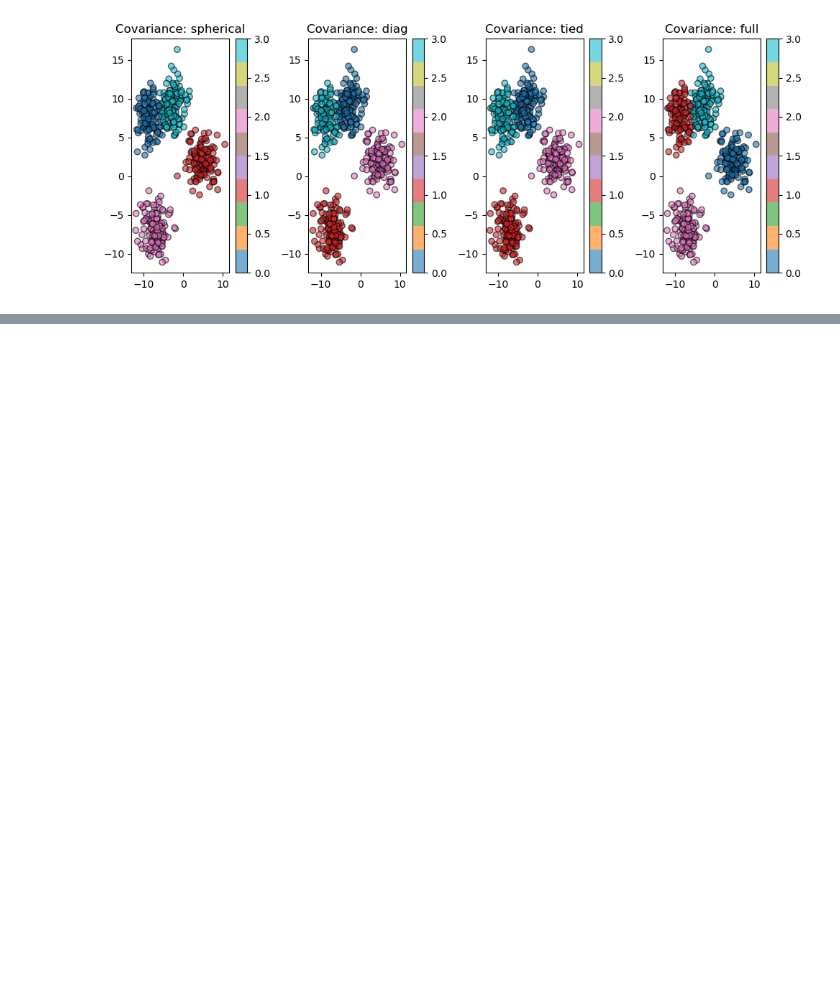
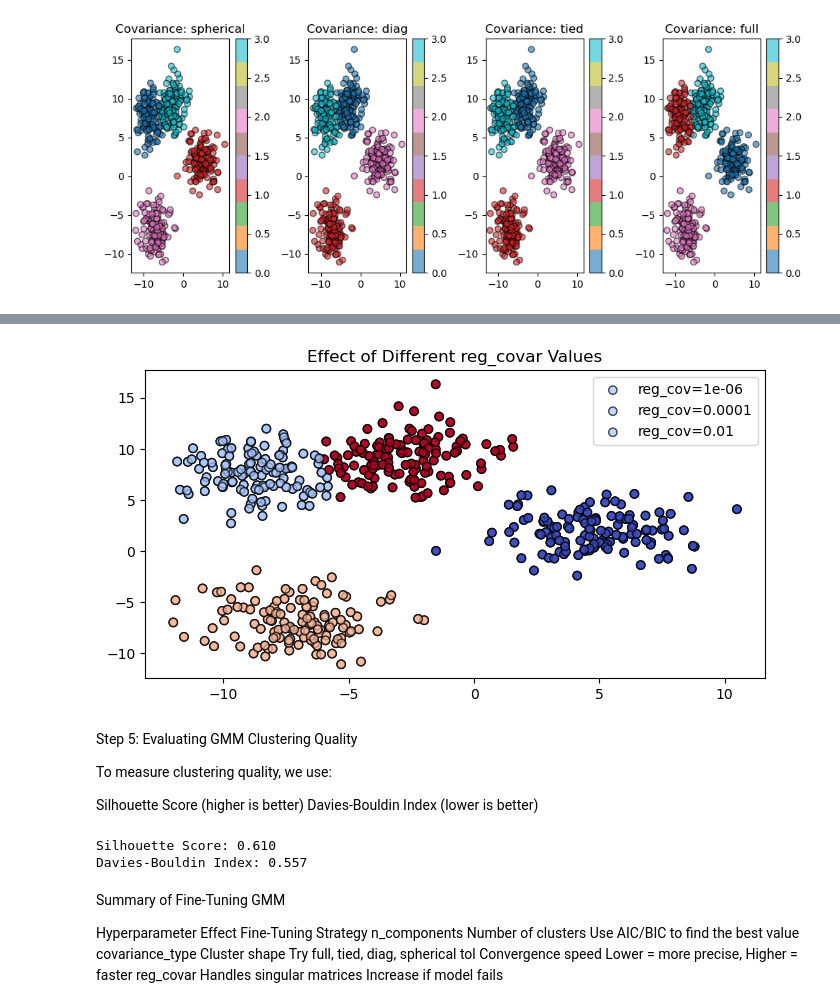
Before and after one commit to vishnuas22/Machine-Learning, a Jupyter notebook: 19.03 Gaussian Mixture Finetuning.ipynb, the cells around one changed output, grey strips where cells are left out. Saved outputs shown, nothing was run; the diff lists cells and outputs as text; code cells hidden in the pictures; blank space fills up the shorter version.

```diff
--- a/19.03 Gaussian Mixture Finetuning.ipynb
+++ b/19.03 Gaussian Mixture Finetuning.ipynb
@@ -106,0 +146,56 @@ Higher values (e.g., 1e-2) speed up convergence but may miss optimal parameters.
+# %%
+reg_values = [1e-6, 1e-4, 1e-2]
+
+plt.figure(figsize=(8,4))
+
+
+for reg in reg_values:
+
+    gmm_reg = GaussianMixture(n_components=4, covariance_type='full', reg_covar=reg, random_state=42)
+
+    gmm_reg.fit(X)
+
+    labels = gmm_reg.predict(X)
+
+    plt.scatter(X[:,0],X[:,1], label=f'reg_cov={reg}',c=label,cmap='coolwarm',edgecolors='k',alpha=0.7)
+
+
+plt.legend()
+
+plt.title("Effect of Different reg_covar Values")
+
+plt.show()
+# %% [output]
+[figure, added]
+# %% [markdown]
+ Step 5: Evaluating GMM Clustering Quality
+
+To measure clustering quality, we use:
+
+Silhouette Score (higher is better)
+Davies-Bouldin Index (lower is better)
+# %%
+best_gmm = GaussianMixture(n_components=4, covariance_type='full', random_state=42)
+
+best_gmm.fit(X)
+
+labels = best_gmm.predict(X)
+
+silhouette = silhouette_score(X,labels)
+
+bouldin_index = davies_bouldin_score(X,labels)
+
+print(f"Silhouette Score: {silhouette:.3f}")
+
+print(f"Davies-Bouldin Index: {bouldin_index:.3f}")
+# %% [output]
+Silhouette Score: 0.610
+Davies-Bouldin Index: 0.557
+# %% [markdown]
+Summary of Fine-Tuning GMM
+
+Hyperparameter	            Effect	Fine-Tuning             Strategy
+n_components	            Number of clusters	            Use AIC/BIC to find the best value
+covariance_type	            Cluster shape	                Try full, tied, diag, spherical
+tol	                        Convergence speed	            Lower = more precise, Higher = faster
+reg_covar	                Handles singular matrices	    Increase if model fails
```
Also changed, not shown: parts of 5 cells of this notebook.
